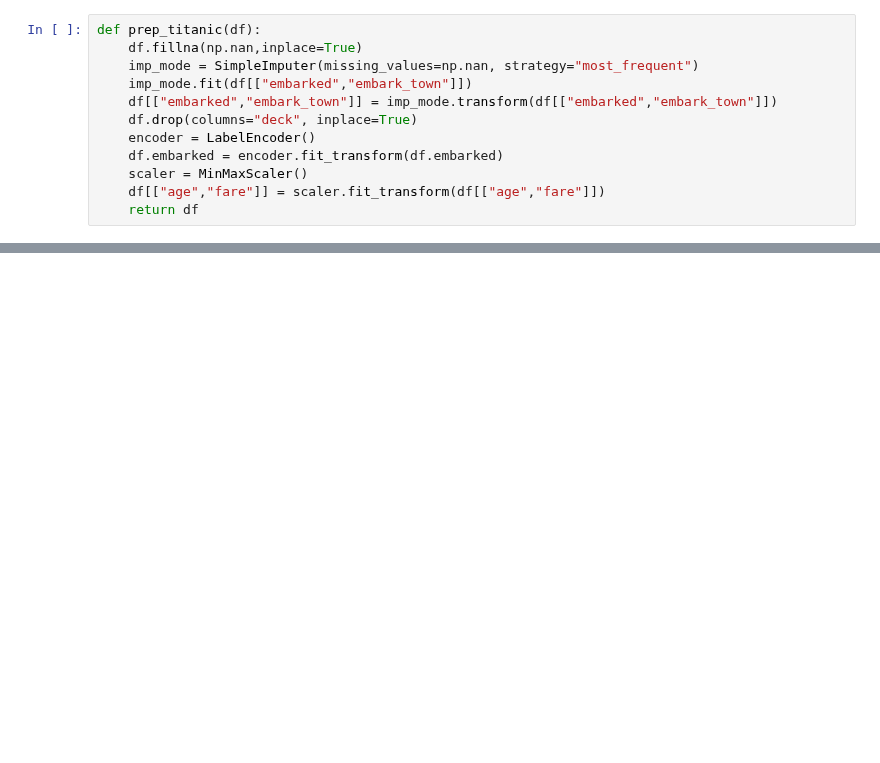
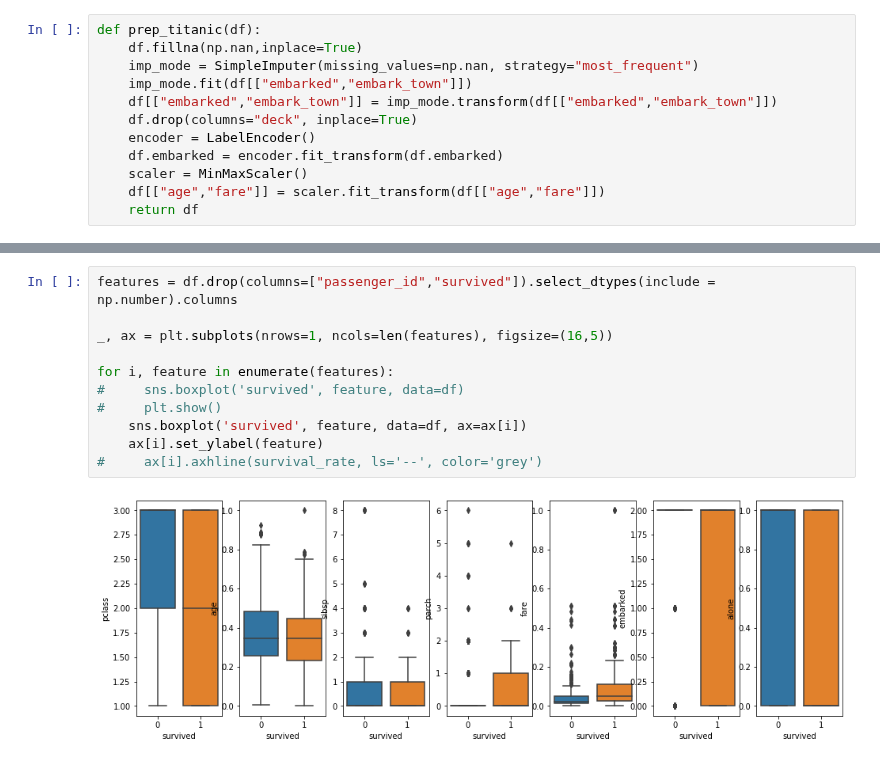
Before and after one commit to misty-garcia/ds-methodologies-exercises, a Jupyter notebook: classification/classification_exercises.ipynb, the cells around one changed output, grey strips where cells are left out. Drawn from its saved outputs; the diff is of its cells as text; blank space fills up the shorter version.

```diff
--- a/classification/classification_exercises.ipynb
+++ b/classification/classification_exercises.ipynb
@@ -286,0 +371,13 @@ def prep_titanic(df):
+# %%
+features = df.drop(columns=["passenger_id","survived"]).select_dtypes(include = np.number).columns
+
+_, ax = plt.subplots(nrows=1, ncols=len(features), figsize=(16,5))
+
+for i, feature in enumerate(features):
+#     sns.boxplot('survived', feature, data=df)
+#     plt.show()
+    sns.boxplot('survived', feature, data=df, ax=ax[i])
+    ax[i].set_ylabel(feature)
+#     ax[i].axhline(survival_rate, ls='--', color='grey')
+# %% [output]
+[figure, added]
```
Also changed, not shown: parts of 16 cells of this notebook, 3 other files.
